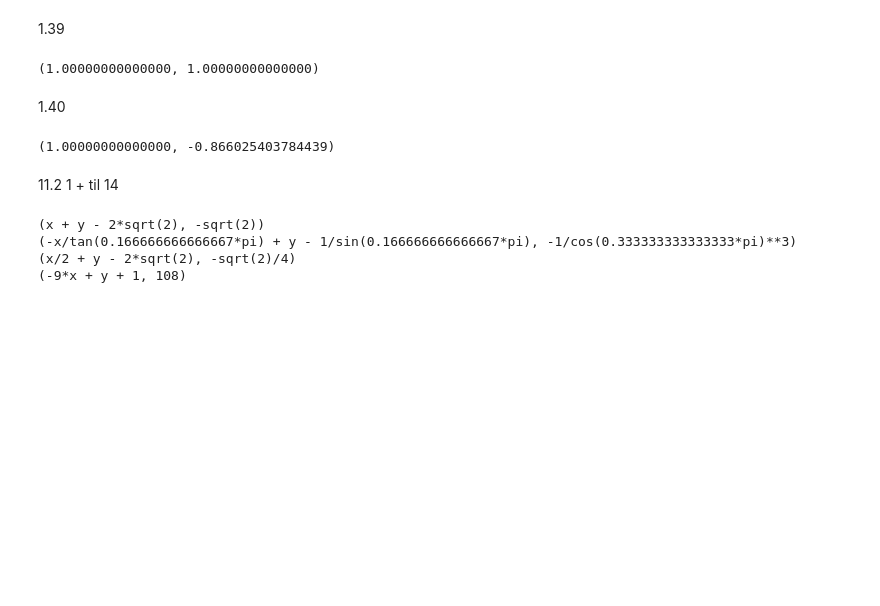
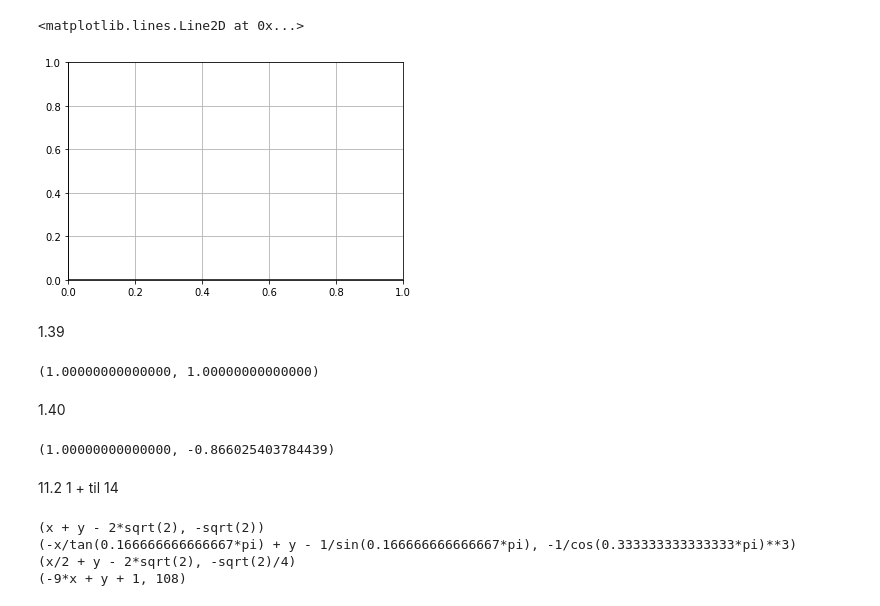
Before and after one commit to 8wgf3b/books, a Jupyter notebook: thomas_calculus_multivariable/11.ipynb, the cells around one changed output. Drawn from its saved outputs; the diff is of its cells as text; code cells hidden in the pictures; blank space fills up the shorter version.

Commit message:
11.2 21 +  ... grapher

```diff
--- a/thomas_calculus_multivariable/11.ipynb
+++ b/thomas_calculus_multivariable/11.ipynb
@@ -3,3 +1,14 @@ import sympy as smp
+# %%
+import sympy as smp
+%matplotlib inline
+import numpy as np
+import matplotlib.pyplot as plt
+plt.grid(True, which='both')
+plt.axhline(y=0, color='k')
+plt.axvline(x=0, color='k')
+# %% [output]
+<matplotlib.lines.Line2D at 0x...>
+[figure, added]
 # %% [markdown]
 1.39
 # %%
```
Also changed, not shown: parts of 12 cells of this notebook.
